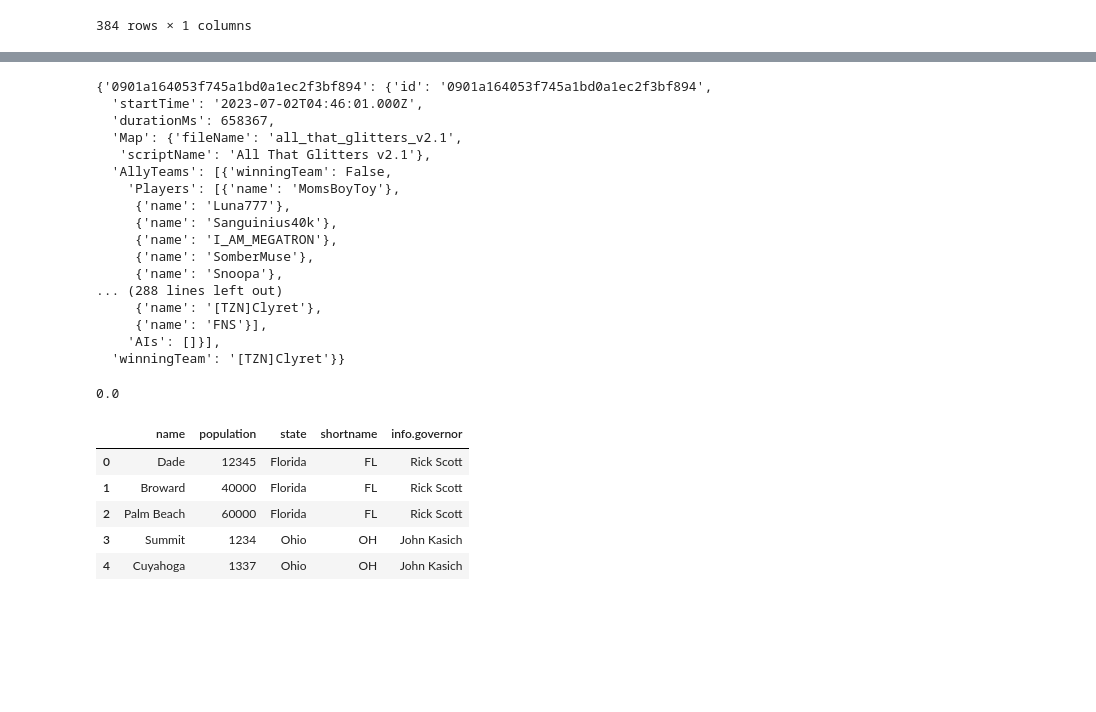
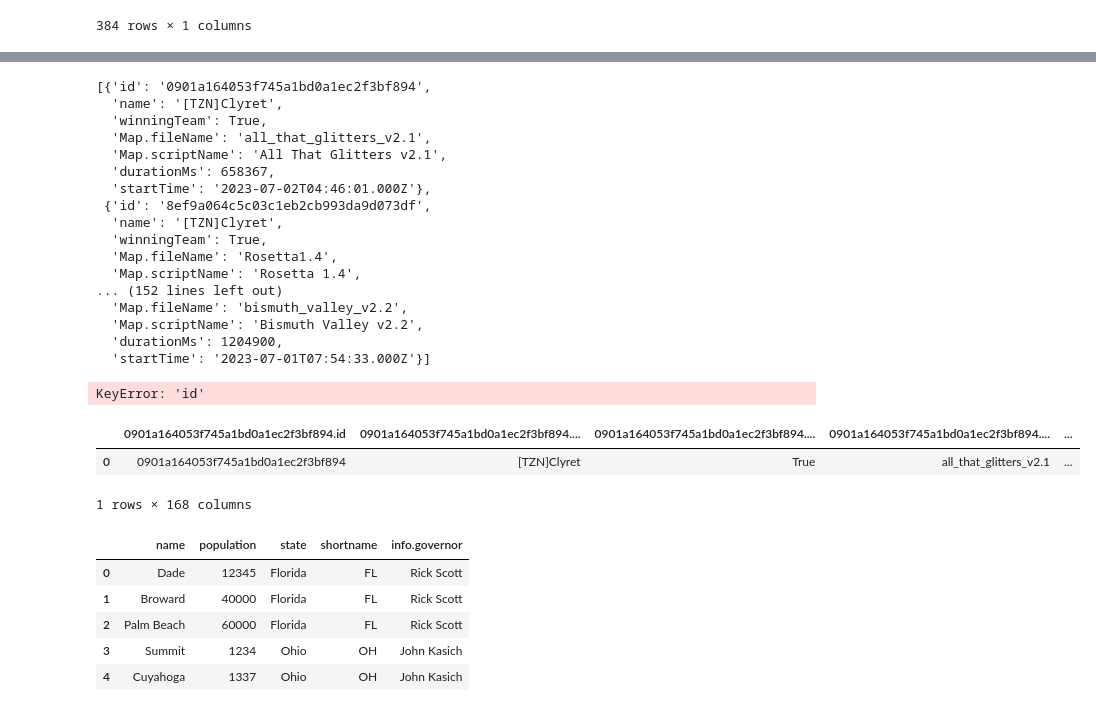
Before and after one commit to furyhawk/scratchpad, a Jupyter notebook: bar/bar.ipynb, the cells around one changed output, grey strips where cells are left out. Saved outputs shown, nothing was run; the diff lists cells and outputs as text; code cells hidden in the pictures; blank space fills up the shorter version.

Commit message:
feat: dataframe

```diff
--- a/bar/bar.ipynb
+++ b/bar/bar.ipynb
@@ -201,38 +221,54 @@ df_Players
 # %%
 # Get the winning team and count the number of wins
-win_count = 0
-matches = {}
-for match in data["data"]:
-    for team in match["AllyTeams"]:
-        if team["winningTeam"]:
-            for player in team["Players"]:
-                if player["name"] == "[TZN]Clyret":
-                    match = {**match, **{"winningTeam": "[TZN]Clyret"}}
-                    matches = {**matches, **{match["id"]: match}}
+match = {}
+matches = []
+for game in data["data"]:
+    for team in game["AllyTeams"]:
+        for player in team["Players"]:
+            if player["name"] == user:
+                match = {
+                    **match,
+                    **{
+                        "id": game["id"],
+                        "name": player["name"],
+                        "winningTeam": team["winningTeam"],
+                        "Map.fileName": game["Map"]["fileName"],
+                        "Map.scriptName": game["Map"]["scriptName"],
+                        "durationMs": game["durationMs"],
+                        "startTime": game["startTime"],
+                    },
+                }
+                matches.append(match)
 # %%
 matches
 # %% [output]
-{'0901a164053f745a1bd0a1ec2f3bf894': {'id': '0901a164053f745a1bd0a1ec2f3bf894',
-  'startTime': '2023-07-02T04:46:01.000Z',
+[{'id': '0901a164053f745a1bd0a1ec2f3bf894',
+  'name': '[TZN]Clyret',
+  'winningTeam': True,
+  'Map.fileName': 'all_that_glitters_v2.1',
+  'Map.scriptName': 'All That Glitters v2.1',
   'durationMs': 658367,
-  'Map': {'fileName': 'all_that_glitters_v2.1',
-   'scriptName': 'All That Glitters v2.1'},
-  'AllyTeams': [{'winningTeam': False,
-    'Players': [{'name': 'MomsBoyToy'},
-     {'name': 'Luna777'},
-     {'name': 'Sanguinius40k'},
-     {'name': 'I_AM_MEGATRON'},
-     {'name': 'SomberMuse'},
-     {'name': 'Snoopa'},
-... (288 lines left out)
-     {'name': '[TZN]Clyret'},
-     {'name': 'FNS'}],
-    'AIs': []}],
-  'winningTeam': '[TZN]Clyret'}}
+  'startTime': '2023-07-02T04:46:01.000Z'},
+ {'id': '8ef9a064c5c03c1eb2cb993da9d073df',
+  'name': '[TZN]Clyret',
+  'winningTeam': True,
+  'Map.fileName': 'Rosetta1.4',
+  'Map.scriptName': 'Rosetta 1.4',
+... (152 lines left out)
+  'Map.fileName': 'bismuth_valley_v2.2',
+  'Map.scriptName': 'Bismuth Valley v2.2',
+  'durationMs': 1204900,
+  'startTime': '2023-07-01T07:54:33.000Z'}]
-# %%
-win_count/len(data['data'])
-# %% [output]
-0.0
+# %%
+df = pd.json_normalize(matches) #put json inside a dataframe
+# %% [output]
+KeyError: 'id'
+# %%
+df
+# %% [output]
+|  | 0901a164053f745a1bd0a1ec2f3bf894.id | 0901a164053f745a1bd0a1ec2f3bf894.... | 0901a164053f745a1bd0a1ec2f3bf894.... | 0901a164053f745a1bd0a1ec2f3bf894.... | ... |
+| 0 | 0901a164053f745a1bd0a1ec2f3bf894 | [TZN]Clyret | True | all_that_glitters_v2.1 | ... |
+1 rows × 168 columns
 # %%
 data2 = [{'state': 'Florida',
          'shortname': 'FL',
```
Also changed, not shown: parts of 1 cell of this notebook.
